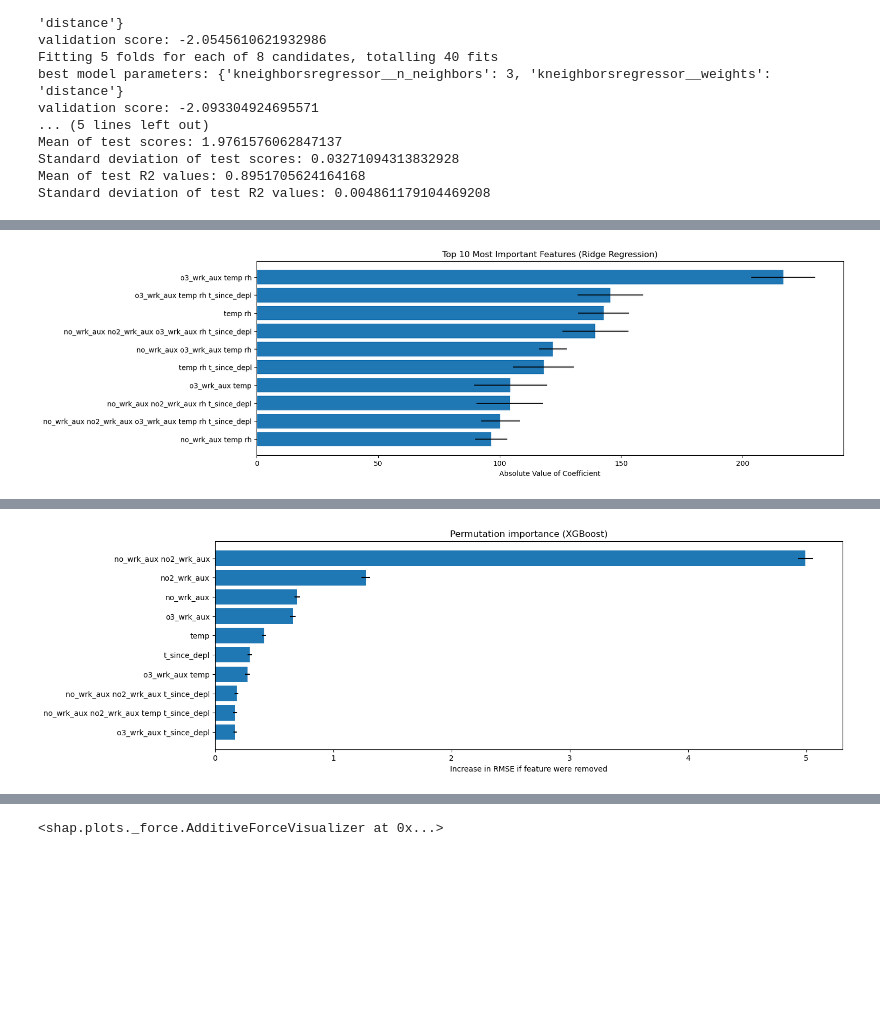
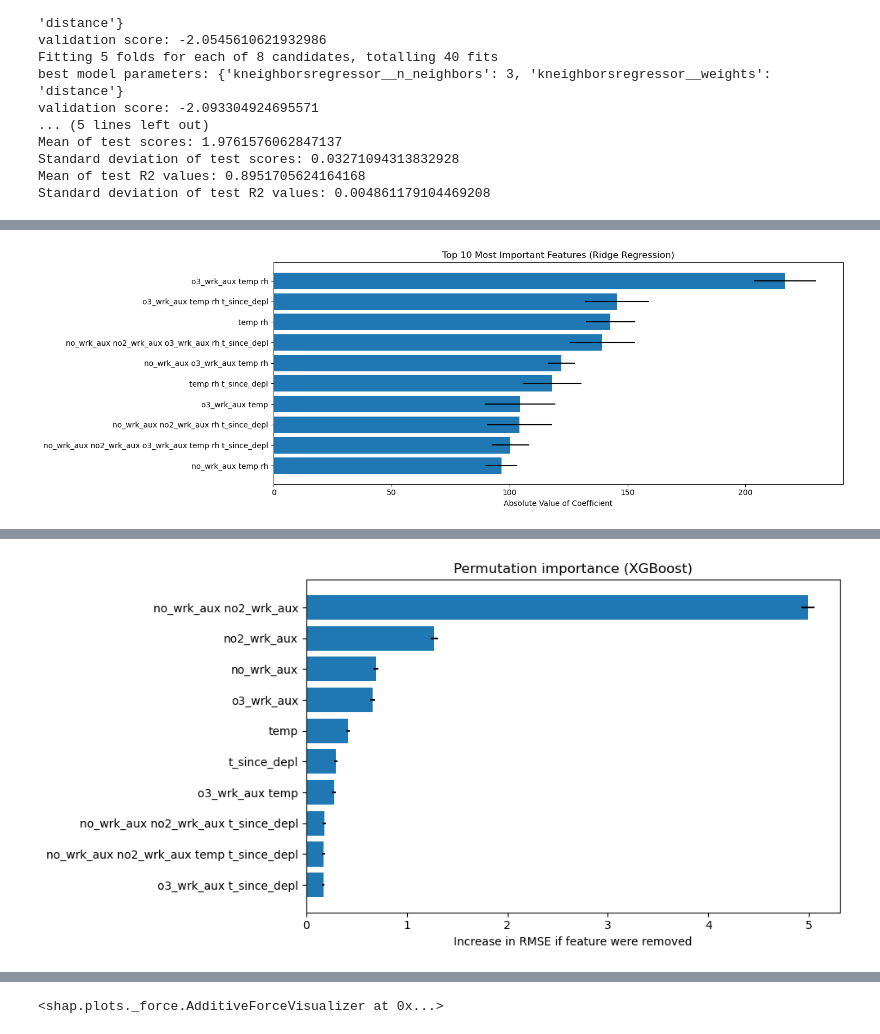
Before and after one commit to gberggg/data1030_finalproject, a Jupyter notebook: Multiple_algos_linear.ipynb, the cells around one changed output, grey strips where cells are left out. Saved outputs shown, nothing was run; the diff lists cells and outputs as text; code cells hidden in the pictures; blank space fills up the shorter version.

```diff
--- a/Multiple_algos_linear.ipynb
+++ b/Multiple_algos_linear.ipynb
@@ -603,9 +603,10 @@ plt.barh(sorted_coefs_mean_rdg.index, sorted_coefs_mean_rdg.values, xerr=sorted_
 plt.xlabel('Absolute Value of Coefficient')
 plt.title('Top 10 Most Important Features (Ridge Regression)')
 plt.gca().invert_yaxis()
+plt.tight_layout()
 plt.savefig('feat_importance_figures/interp1_ridge_perm.png',dpi=300)
 # %% [output]
-[figure, old version]
+[figure, new version]
 # %%
 # GLOBAL AND LOCAL FEATURE IMPORTANCE FOR XGBOOST
 
@@ -664,25 +665,26 @@ for i in range(len(best_models_xgb)):
 # %%
 # XGB PERMUTATION IMPORTANCE PLOT
 
 importances_mean = np.mean([result['importances_mean'] for result in xgb_impt_results], axis=0)
 importances_std = np.mean([result['importances_std'] for result in xgb_impt_results], axis=0)
 
 label_importances_mean = pd.Series(importances_mean, index=feature_names)
 label_importances_std = pd.Series(importances_std, index=feature_names)
 
 sorted_idx = label_importances_mean.sort_values(ascending=False).index[:10]
 sorted_importances_mean = label_importances_mean.loc[sorted_idx]
 sorted_importances_std = label_importances_std.loc[sorted_idx]
 
 # Permutation importance plot
-plt.figure(figsize=(15, 5))
+plt.figure(figsize=(10, 5))
 plt.barh(sorted_importances_mean.index, sorted_importances_mean.values, xerr=sorted_importances_std.values)
 plt.xlabel('Increase in RMSE if feature were removed')
 plt.title('Permutation importance (XGBoost)')
 plt.gca().invert_yaxis()
+plt.tight_layout()
 plt.savefig('feat_importance_figures/interp1_xgb_perm.png',dpi=300)
 # %% [output]
-[figure, old version]
+[figure, new version]
 # %%
 # XGB TOTAL GAIN PLOT
 
```
Also changed, not shown: parts of 10 cells of this notebook, 15 other files.
